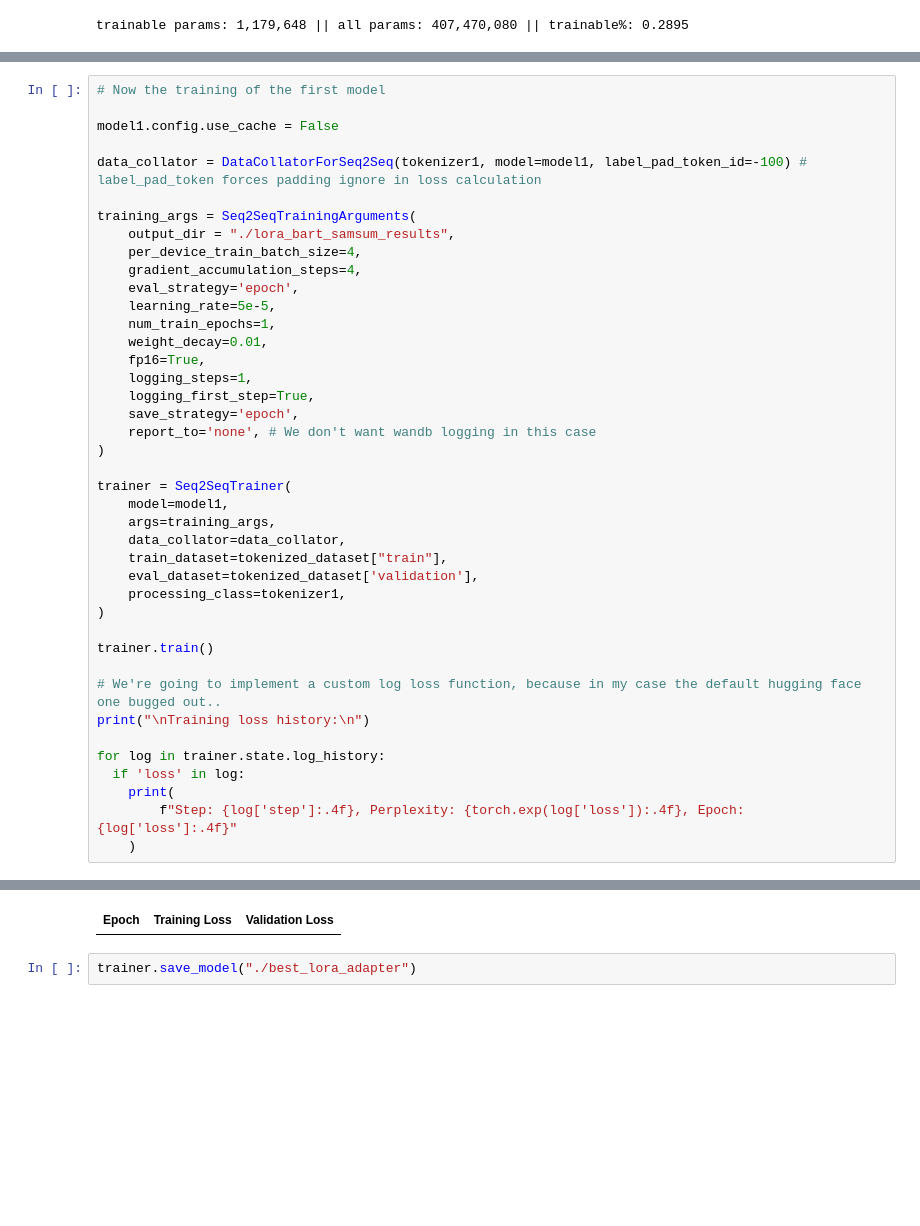
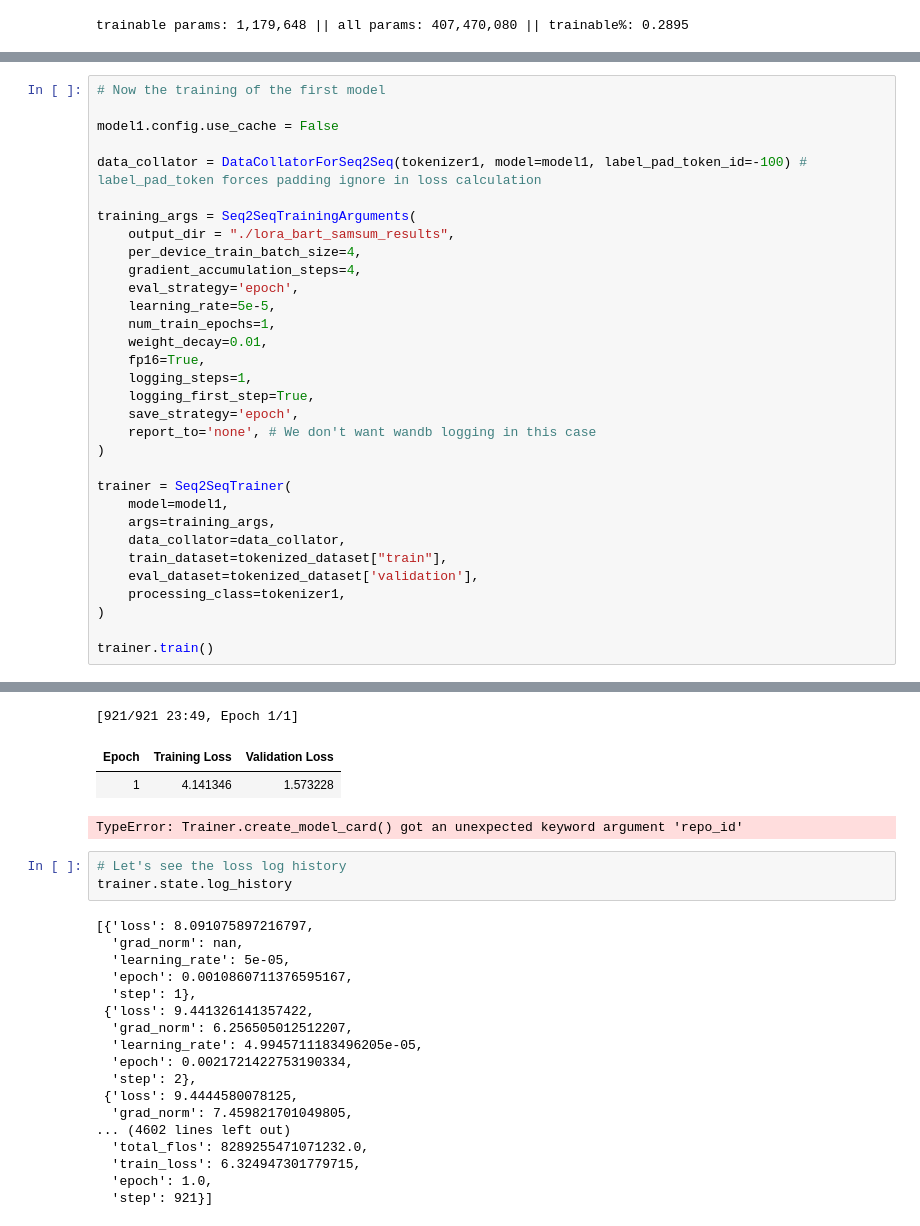
Before and after one commit to pop123-ux/doc-assistant-hf, a Jupyter notebook: coded.ipynb, the cells around one changed output, grey strips where cells are left out. Cells and saved outputs as stored; diff of their text form; blank space fills up the shorter version.

```diff
--- a/coded.ipynb
+++ b/coded.ipynb
@@ -214,13 +184,4 @@ trainer = Seq2SeqTrainer(
 )
 
 trainer.train()
-
-# We're going to implement a custom log loss function, because in my case the default hugging face one bugged out..
-print("\nTraining loss history:\n")
-
-for log in trainer.state.log_history:
-  if 'loss' in log:
-    print(
-        f"Step: {log['step']:.4f}, Perplexity: {torch.exp(log['loss']):.4f}, Epoch: {log['loss']:.4f}"
-    )
 # %% [output]
@@ -228,3 +189,25 @@ for log in trainer.state.log_history:
+[921/921 23:49, Epoch 1/1]
 | Epoch | Training Loss | Validation Loss |
+| 1 | 4.141346 | 1.573228 |
+TypeError: Trainer.create_model_card() got an unexpected keyword argument 'repo_id'
-# %%
-trainer.save_model("./best_lora_adapter")
+# %%
+# Let's see the loss log history
+trainer.state.log_history
+# %% [output]
+[{'loss': 8.091075897216797,
+  'grad_norm': nan,
+  'learning_rate': 5e-05,
+  'epoch': 0.0010860711376595167,
+  'step': 1},
+ {'loss': 9.441326141357422,
+  'grad_norm': 6.256505012512207,
+  'learning_rate': 4.9945711183496205e-05,
+  'epoch': 0.0021721422753190334,
+  'step': 2},
+ {'loss': 9.4444580078125,
+  'grad_norm': 7.459821701049805,
+... (4602 lines left out)
+  'total_flos': 8289255471071232.0,
+  'train_loss': 6.324947301779715,
+  'epoch': 1.0,
+  'step': 921}]
```
Also changed, not shown: parts of 19 cells of this notebook.
